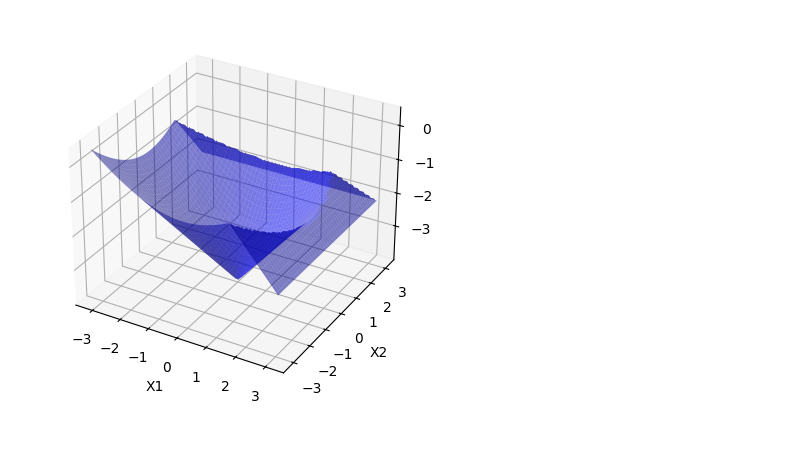
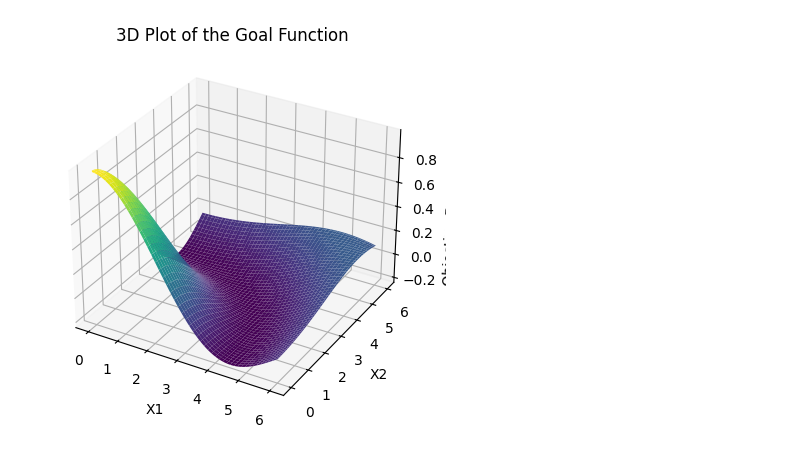
Before and after one commit to MKuzera/Optymalizacja-Projekt-2, a Jupyter notebook: LAB3/test.ipynb, the cells around one changed output. Cells and saved outputs as stored; diff of their text form; code cells hidden in the pictures.

```diff
--- a/LAB3/test.ipynb
+++ b/LAB3/test.ipynb
@@ -4,6 +4,6 @@ import numpy as np
 import pandas as pd
 # %%
 def goal_function(x1, x2):
-    first = math.sin( math.pi * math.sqrt( (x1/math.pi)**2 + (x2/math.pi)**2 ) )
-    second = math.pi * math.sqrt( (x1/math.pi)**2 + (x2/math.pi)**2 )
+    first = math.sin( math.pi * ( (x1/math.pi)**2 + (x2/math.pi)**2 )**0.5 )
+    second = math.pi * ( (x1/math.pi)**2 + (x2/math.pi)**2 )**0.5
     return first / second
@@ -10,44 +143,30 @@ def goal_function(x1, x2):
 # %%
 import numpy as np
 import matplotlib.pyplot as plt
 from mpl_toolkits.mplot3d import Axes3D
 
 def goal_function(x1, x2):
-    first = np.sin(np.pi * np.sqrt((x1/np.pi)**2 + (x2/np.pi)**2))
-    second = np.pi * np.sqrt((x1/np.pi)**2 + (x2/np.pi)**2)
+    first = np.sin(np.pi * ((x1/np.pi)**2 + (x2/np.pi)**2)**0.5)
+    second = np.pi * ((x1/np.pi)**2 + (x2/np.pi)**2)**0.5
     return first / second
 
-def g1(x1):
-    return -x1 + 1
+# Генерация данных для построения графика
+x1 = np.linspace(0, 6, 100)
+x2 = np.linspace(0, 6, 100)
+x1, x2 = np.meshgrid(x1, x2)
+z = goal_function(x1, x2)
 
-def g2(x2):
-    return -x2 + 1
-
-def g3(x1, x2, a):
-    return np.sqrt(x1**2 + x2**2) - a
-
-x1 = np.linspace(-np.pi, np.pi, 100)
-x2 = np.linspace(-np.pi, np.pi, 100)
-x1, x2 = np.meshgrid(x1, x2)
-
-a_value = 4
-
-min_constraints = np.minimum(g1(x1), g2(x2))
-min_constraints = np.minimum(min_constraints, g3(x1, x2, a_value))
-
-y = goal_function(x1, x2)
-
+# Строим 3D график
 fig = plt.figure()
 ax = fig.add_subplot(111, projection='3d')
+ax.plot_surface(x1, x2, z, cmap='viridis')
 
-# ax.plot_surface(x1, x2, y, cmap='viridis', alpha=0.7)
-
-ax.plot_surface(x1, x2, min_constraints, color='b', alpha=0.5, label='Combined Constraints')
-
+# Настройка осей
 ax.set_xlabel('X1')
 ax.set_ylabel('X2')
-ax.set_zlabel('Goal Function')
+ax.set_zlabel('Objective Function Value')
+ax.set_title('3D Plot of the Goal Function')
 
 plt.show()
 # %% [output]
-[figure, old version]
+[figure, new version]
```
Also changed, not shown: parts of 4 cells of this notebook, 1 other file.
